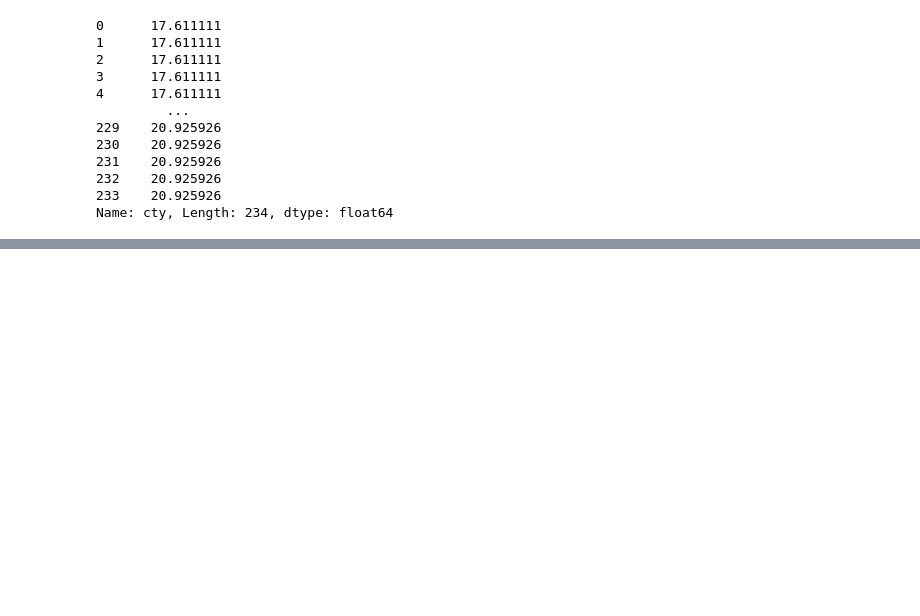
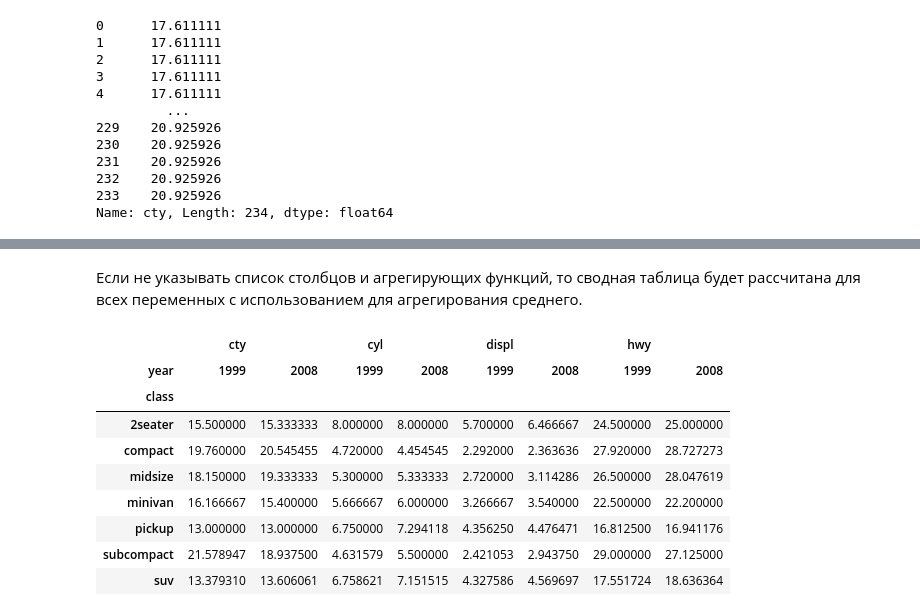
Before and after one commit to postlogist/python-ds, a Jupyter notebook: pandas/02_groups_joins.ipynb, the cells around one changed output, grey strips where cells are left out. Drawn from its saved outputs; the diff is of its cells as text; code cells hidden in the pictures; blank space fills up the shorter version.

```diff
--- a/pandas/02_groups_joins.ipynb
+++ b/pandas/02_groups_joins.ipynb
@@ -606,0 +629,15 @@ Name: cty, Length: 234, dtype: float64
+# %% [markdown]
+Если не указывать список столбцов и агрегирующих функций, то сводная таблица будет рассчитана для всех переменных с использованием для агрегирования среднего.
+# %%
+mpg.pivot_table(index = 'class', columns = 'year' )
+# %% [output]
+|  | cty |  | cyl |  | displ |  | hwy |  |
+| year | 1999 | 2008 | 1999 | 2008 | 1999 | 2008 | 1999 | 2008 |
+| class |  |  |  |  |  |  |  |  |
+| 2seater | 15.500000 | 15.333333 | 8.000000 | 8.000000 | 5.700000 | 6.466667 | 24.500000 | 25.000000 |
+| compact | 19.760000 | 20.545455 | 4.720000 | 4.454545 | 2.292000 | 2.363636 | 27.920000 | 28.727273 |
+| midsize | 18.150000 | 19.333333 | 5.300000 | 5.333333 | 2.720000 | 3.114286 | 26.500000 | 28.047619 |
+| minivan | 16.166667 | 15.400000 | 5.666667 | 6.000000 | 3.266667 | 3.540000 | 22.500000 | 22.200000 |
+| pickup | 13.000000 | 13.000000 | 6.750000 | 7.294118 | 4.356250 | 4.476471 | 16.812500 | 16.941176 |
+| subcompact | 21.578947 | 18.937500 | 4.631579 | 5.500000 | 2.421053 | 2.943750 | 29.000000 | 27.125000 |
+| suv | 13.379310 | 13.606061 | 6.758621 | 7.151515 | 4.327586 | 4.569697 | 17.551724 | 18.636364 |
```
Also changed, not shown: parts of 10 cells of this notebook, 1 other file.
